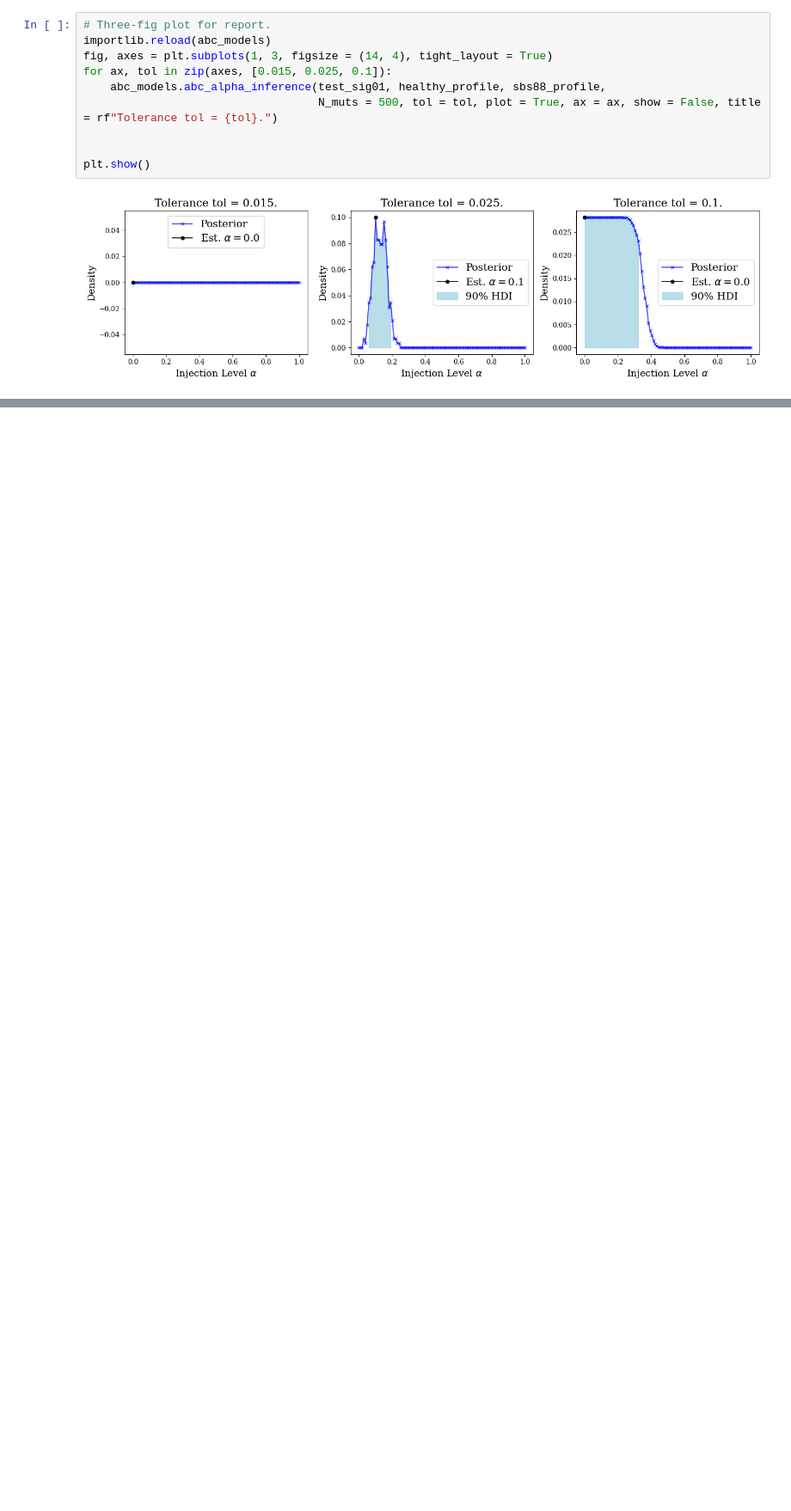
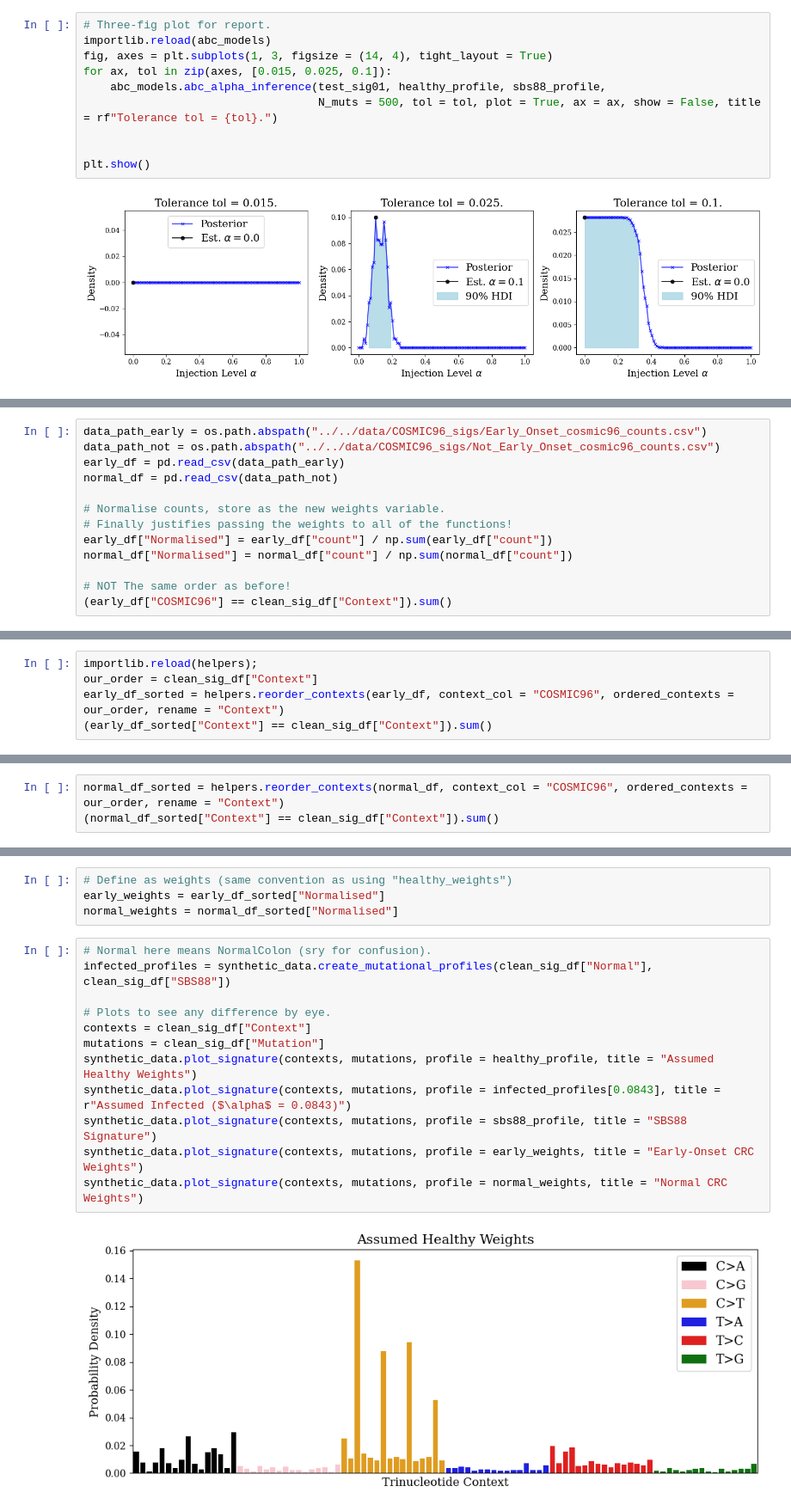
Before and after one commit to fredwdickinson/rscam-g6, a Jupyter notebook: Notebooks/abc_alpha/abc_analysis.ipynb, the cells around one changed output, grey strips where cells are left out. Shown at 86% size. Saved outputs shown, nothing was run; the diff lists cells and outputs as text; blank space fills up the shorter version.

Commit message:
Real data, SigProfilerAssignment, new modelling assumptions

```diff
--- a/Notebooks/abc_alpha/abc_analysis.ipynb
+++ b/Notebooks/abc_alpha/abc_analysis.ipynb
@@ -467,0 +483,13 @@ plt.show()
+# %%
+data_path_early = os.path.abspath("../../data/COSMIC96_sigs/Early_Onset_cosmic96_counts.csv")
+data_path_not = os.path.abspath("../../data/COSMIC96_sigs/Not_Early_Onset_cosmic96_counts.csv")
+early_df = pd.read_csv(data_path_early)
+normal_df = pd.read_csv(data_path_not)
+
+# Normalise counts, store as the new weights variable.
+# Finally justifies passing the weights to all of the functions!
+early_df["Normalised"] = early_df["count"] / np.sum(early_df["count"])
+normal_df["Normalised"] = normal_df["count"] / np.sum(normal_df["count"])
+
+# NOT The same order as before!
+(early_df["COSMIC96"] == clean_sig_df["Context"]).sum()
@@ -467,0 +498,5 @@ plt.show()
+# %%
+importlib.reload(helpers);
+our_order = clean_sig_df["Context"]
+early_df_sorted = helpers.reorder_contexts(early_df, context_col = "COSMIC96", ordered_contexts = our_order, rename = "Context")
+(early_df_sorted["Context"] == clean_sig_df["Context"]).sum()
@@ -467,0 +505,3 @@ plt.show()
+# %%
+normal_df_sorted = helpers.reorder_contexts(normal_df, context_col = "COSMIC96", ordered_contexts = our_order, rename = "Context")
+(normal_df_sorted["Context"] == clean_sig_df["Context"]).sum()
@@ -467,0 +510,18 @@ plt.show()
+# %%
+# Define as weights (same convention as using "healthy_weights")
+early_weights = early_df_sorted["Normalised"]
+normal_weights = normal_df_sorted["Normalised"]
+# %%
+# Normal here means NormalColon (sry for confusion).
+infected_profiles = synthetic_data.create_mutational_profiles(clean_sig_df["Normal"], clean_sig_df["SBS88"])
+
+# Plots to see any difference by eye.
+contexts = clean_sig_df["Context"]
+mutations = clean_sig_df["Mutation"]
+synthetic_data.plot_signature(contexts, mutations, profile = healthy_profile, title = "Assumed Healthy Weights")
+synthetic_data.plot_signature(contexts, mutations, profile = infected_profiles[0.0843], title = r"Assumed Infected ($\alpha$ = 0.0843)")
+synthetic_data.plot_signature(contexts, mutations, profile = sbs88_profile, title = "SBS88 Signature")
+synthetic_data.plot_signature(contexts, mutations, profile = early_weights, title = "Early-Onset CRC Weights")
+synthetic_data.plot_signature(contexts, mutations, profile = normal_weights, title = "Normal CRC Weights")
+# %% [output]
+[figure, added]
```
Also changed, not shown: parts of 34 cells of this notebook, 27 other files.
